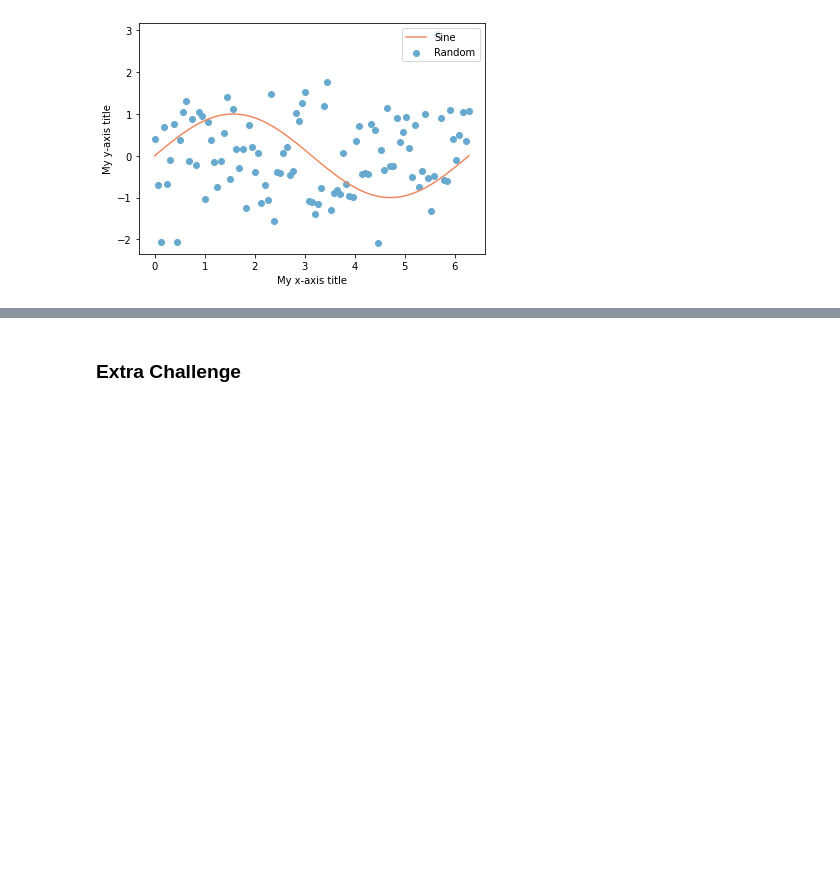
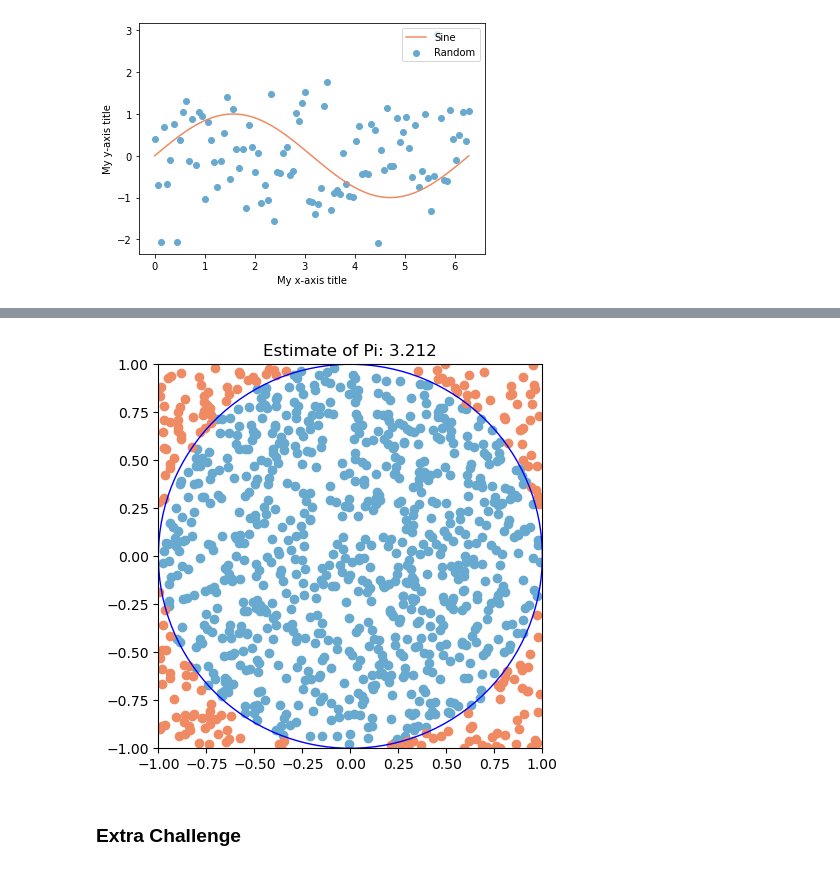
Before and after one commit to Rysias/aas-extended-examples, a Jupyter notebook: example-0/example-0-questions-JHR.ipynb, the cells around one changed output, grey strips where cells are left out. Saved outputs shown, nothing was run; the diff lists cells and outputs as text; code cells hidden in the pictures; blank space fills up the shorter version.

```diff
--- a/example-0/example-0-questions-JHR.ipynb
+++ b/example-0/example-0-questions-JHR.ipynb
@@ -227,6 +245,30 @@ Without looking at the answer below, attmpet to create this plot where the histo
 A simple way to approximate pi is to inscribe a circle into a square. The area of the circle divided by the area of the square will be pi/4. Create an image like the one below, which uses this approach to approximate the value of pi. Be sure the title updates automatically.
 
 <img src="./challenge-figure-pi.png" style="width: 500px;"/>
+# %%
+N = 1000
+# Sample points from a uniform distribution between -1 and 1 (x, y)
+x = np.random.uniform(-1, 1, N)
+y = np.random.uniform(-1, 1, N)
+# check if the points are inside the circle
+inside = (x**2 + y**2) < 1
+# calculate the ratio of points inside the circle
+pi_estimate = 4 * inside.sum() / N
+
+# plot the points and circle
+fig = plt.figure()
+ax = fig.add_axes([0.1,0.1,0.8,0.8])
+ax.scatter(x[inside], y[inside], color = "#67a9cf")
+ax.scatter(x[~inside], y[~inside], color = "#ef8a62")
+circle = plt.Circle((0,0), 1, color = "b", fill = False)
+ax.add_artist(circle)
+ax.set_xlim(-1,1)
+ax.set_ylim(-1,1)
+ax.set_aspect("equal")
+ax.set_title("Estimate of Pi: {:.3f}".format(pi_estimate))
+plt.show()
+# %% [output]
+[figure, added]
 # %% [markdown]
 ### Extra Challenge
 # %% [markdown]
```
Also changed, not shown: parts of 15 cells of this notebook.
